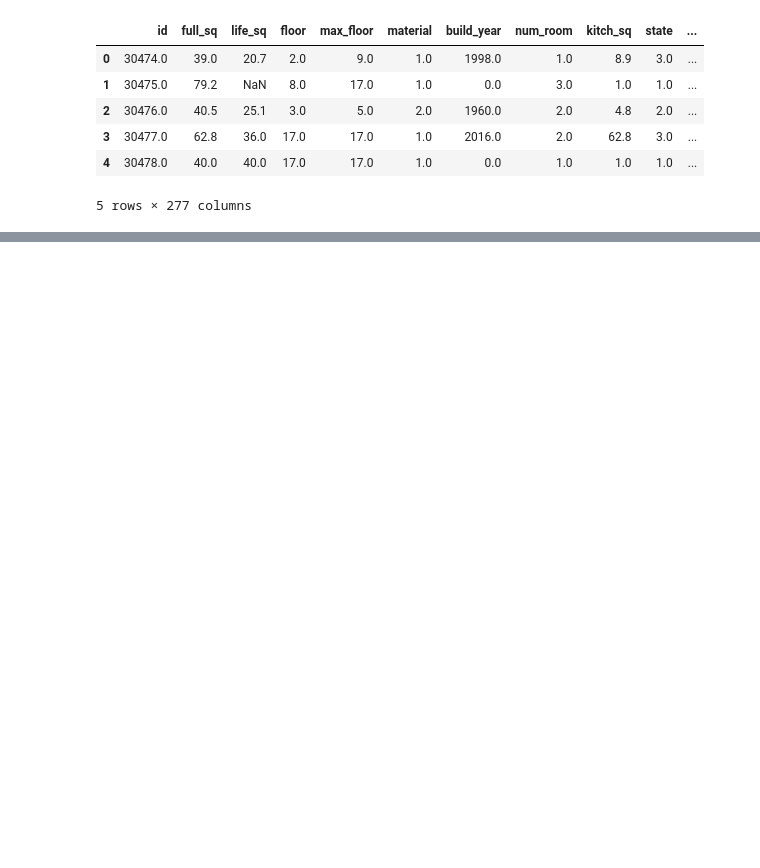
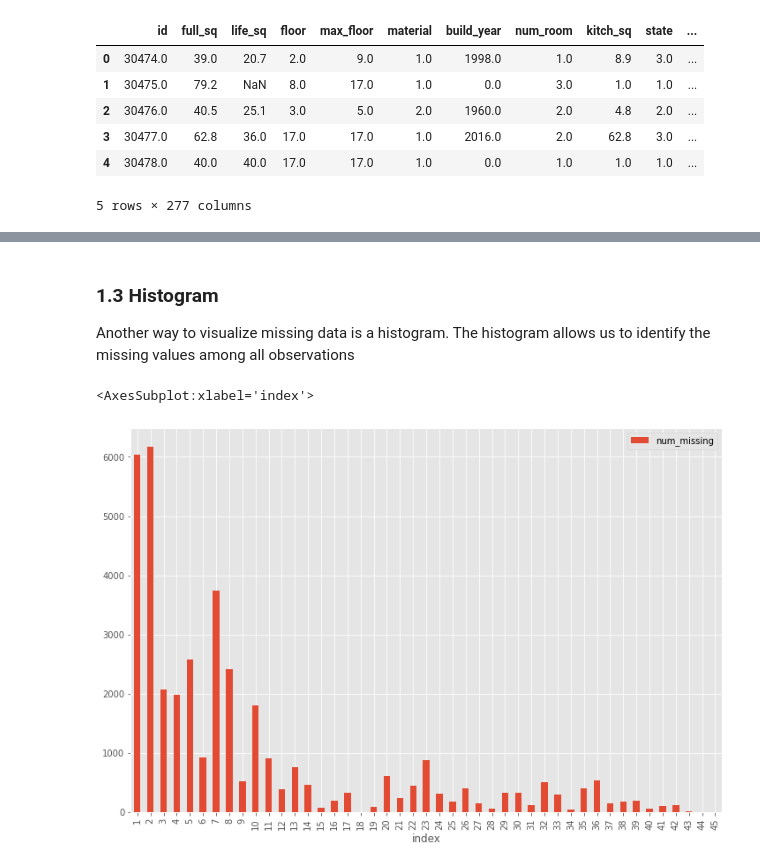
Before and after one commit to knarfamlap/physics270, a Jupyter notebook: cleaning.ipynb, the cells around one changed output, grey strips where cells are left out. Cells and saved outputs as stored; diff of their text form; code cells hidden in the pictures; blank space fills up the shorter version.

```diff
--- a/cleaning.ipynb
+++ b/cleaning.ipynb
@@ -114,0 +141,5 @@ Most models do not accept missing data.
+# %%
+# for large datasets, this could take a long time.
+for col in df.columns:
+    pct_missing = np.mean(df[col].isnull())
+    print('{} - {}%'.format(col, round(pct_missing*100)))
@@ -114,0 +164,23 @@ Most models do not accept missing data.
+# %% [markdown]
+### 1.3 Histogram
+
+Another way to visualize missing data is a histogram.
+The histogram allows us to identify the missing values among all observations
+# %%
+# first create missing indicator for features with missing data
+for col in df.columns:
+    missing = df[col].isnull()
+    num_missing = np.sum(missing)
+
+    if num_missing > 0:
+        df['{}_ismissing'.format(col)] = missing
+
+
+# then based on the indicator, plot the histogram of missing values
+ismissing_cols = [col for col in df.columns if 'ismissing' in col]
+df['num_missing'] = df[ismissing_cols].sum(axis=1)
+
+df['num_missing'].value_counts().reset_index().sort_values(by='index').plot.bar(x='index', y='num_missing')
+# %% [output]
+<AxesSubplot:xlabel='index'>
+[figure, added]
```
Also changed, not shown: parts of 16 cells of this notebook.
